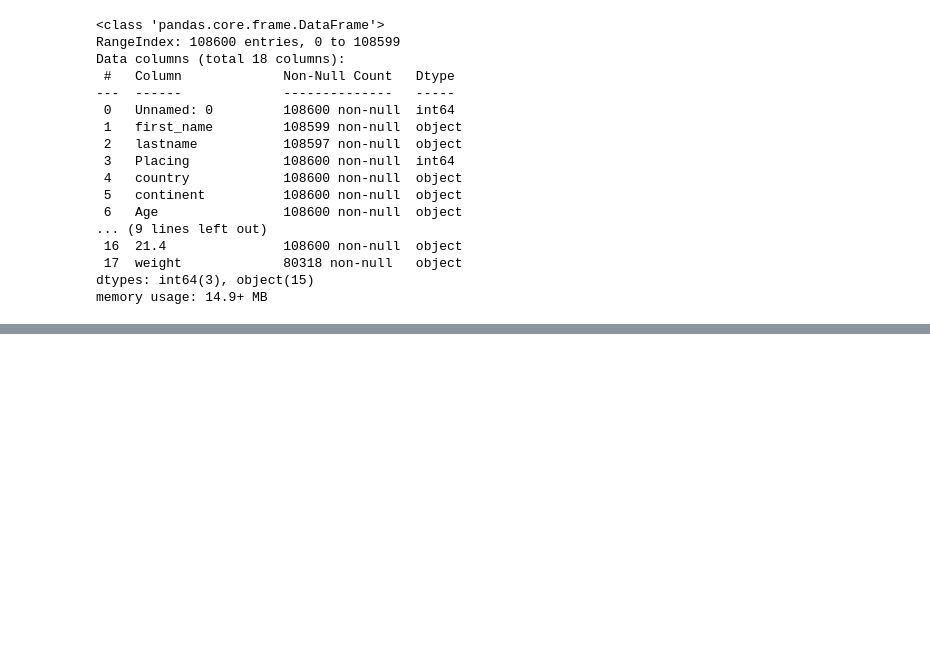
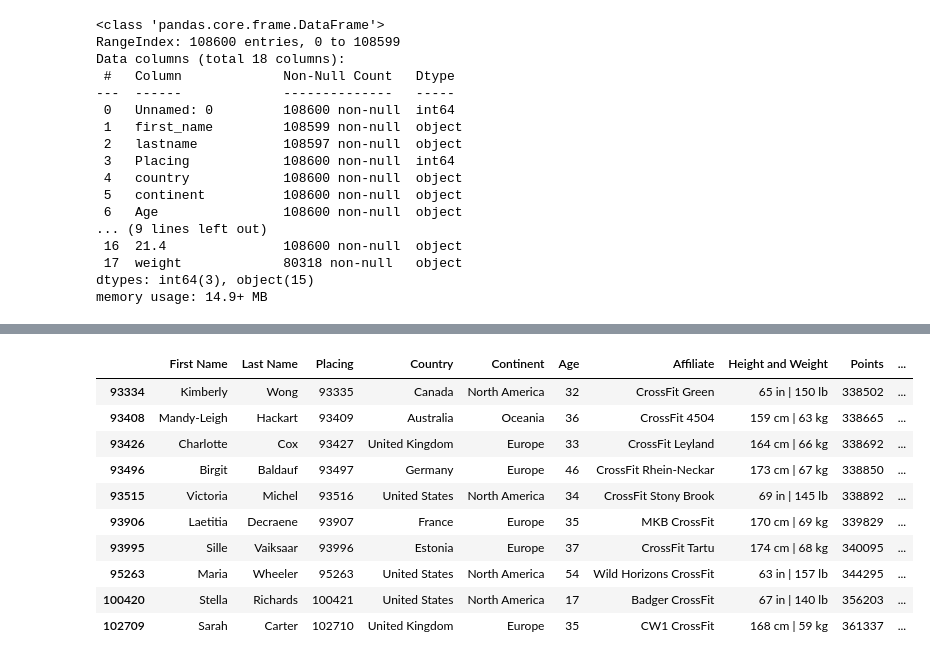
Before and after one commit to ColonShort/Team-Alpha-Dawg, a Jupyter notebook: Cross Fit.ipynb, the cells around one changed output, grey strips where cells are left out. Drawn from its saved outputs; the diff is of its cells as text; code cells hidden in the pictures; blank space fills up the shorter version.

```diff
--- a/Cross Fit.ipynb
+++ b/Cross Fit.ipynb
@@ -131,4 +131,5 @@ memory usage: 14.9+ MB
 # %%
+crossfitDF['Age'] = crossfitDF['Age'].str.replace("Age", '')
 crossfitDF['Age'] = crossfitDF['Age'].astype(int)
 crossfitDF.info()
 # %% [output]
@@ -151,0 +153,17 @@ memory usage: 14.5+ MB
+# %%
+crossfitDF = crossfitDF.dropna(how='any')
+# %%
+crossfitDF.head(10)
+crossfitDF.tail(10)
+# %% [output]
+|  | First Name | Last Name | Placing | Country | Continent | Age | Affiliate | Height and Weight | Points | ... |
+| 93334 | Kimberly | Wong | 93335 | Canada | North America | 32 | CrossFit Green | 65 in | 150 lb | 338502 | ... |
+| 93408 | Mandy-Leigh | Hackart | 93409 | Australia | Oceania | 36 | CrossFit 4504 | 159 cm | 63 kg | 338665 | ... |
+| 93426 | Charlotte | Cox | 93427 | United Kingdom | Europe | 33 | CrossFit Leyland | 164 cm | 66 kg | 338692 | ... |
+| 93496 | Birgit | Baldauf | 93497 | Germany | Europe | 46 | CrossFit Rhein-Neckar | 173 cm | 67 kg | 338850 | ... |
+| 93515 | Victoria | Michel | 93516 | United States | North America | 34 | CrossFit Stony Brook | 69 in | 145 lb | 338892 | ... |
+| 93906 | Laetitia | Decraene | 93907 | France | Europe | 35 | MKB CrossFit | 170 cm | 69 kg | 339829 | ... |
+| 93995 | Sille | Vaiksaar | 93996 | Estonia | Europe | 37 | CrossFit Tartu | 174 cm | 68 kg | 340095 | ... |
+| 95263 | Maria | Wheeler | 95263 | United States | North America | 54 | Wild Horizons CrossFit | 63 in | 157 lb | 344295 | ... |
+| 100420 | Stella | Richards | 100421 | United States | North America | 17 | Badger CrossFit | 67 in | 140 lb | 356203 | ... |
+| 102709 | Sarah | Carter | 102710 | United Kingdom | Europe | 35 | CW1 CrossFit | 168 cm | 59 kg | 361337 | ... |
```
Also changed, not shown: parts of 5 cells of this notebook.
